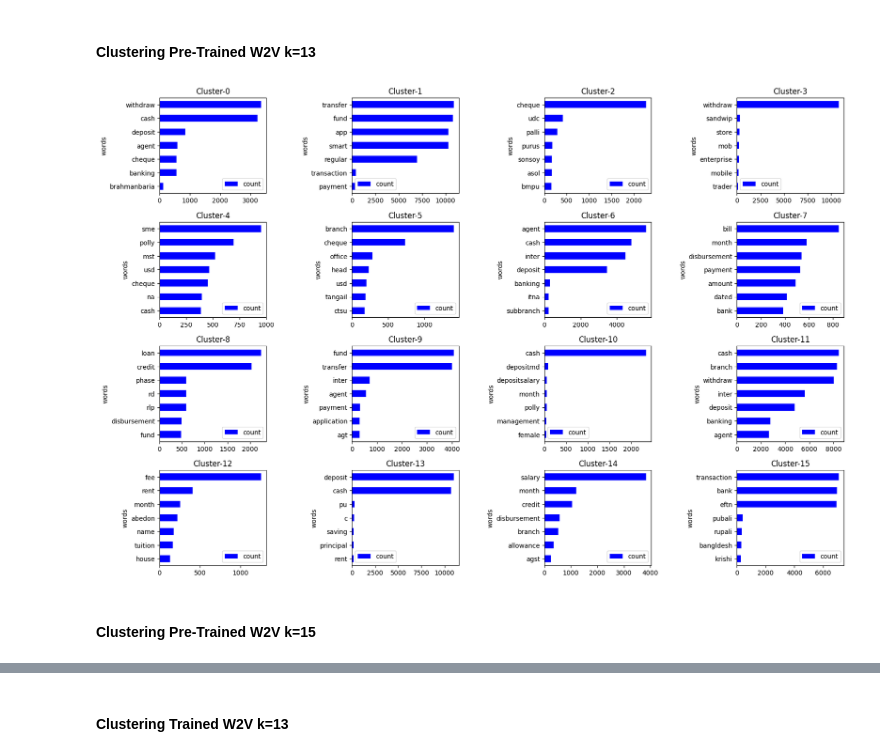
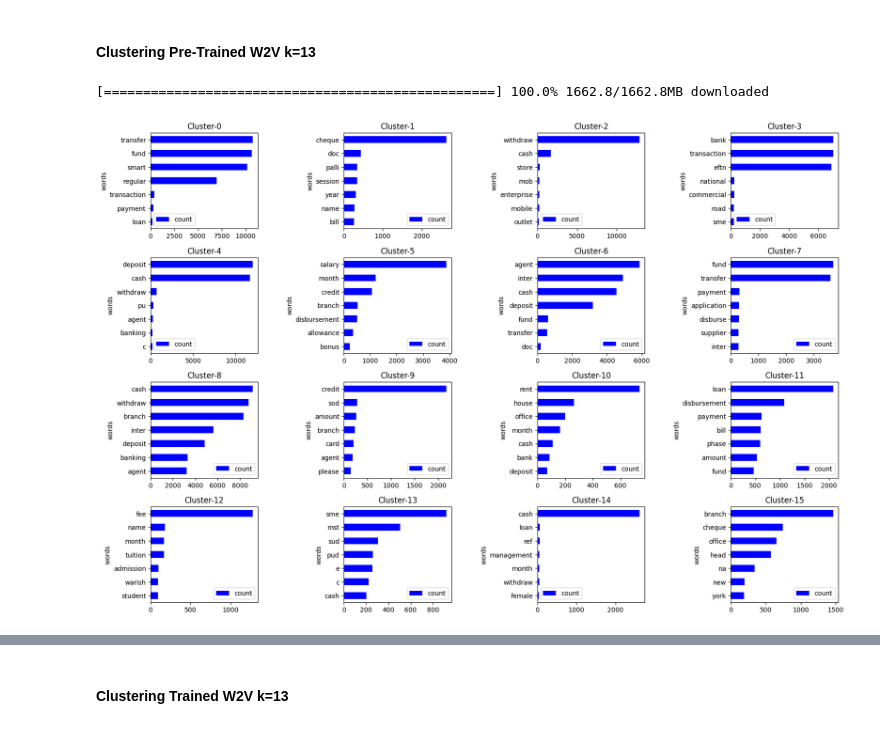
Before and after one commit to abdur-rafi/transaction-clustering, a Jupyter notebook: narration_clustering.ipynb, the cells around one changed output, grey strips where cells are left out. Saved outputs shown, nothing was run; the diff lists cells and outputs as text; code cells hidden in the pictures.

```diff
--- a/narration_clustering.ipynb
+++ b/narration_clustering.ipynb
@@ -2,10 +2,12 @@
 ## Loading Data set
 # %%
 !cp '/content/drive/MyDrive/Transaction_Naration_Data_Set.csv' '/content/sample_data/'
+# %%
+TRAINING_DATA_PATH = '/content/sample_data/Transaction_Naration_Data_Set.csv'
 # %%
 import pandas as pd
 # %%
-data = pd.read_csv('/content/sample_data/Transaction_Naration_Data_Set.csv')
+data = pd.read_csv(TRAINING_DATA_PATH)
 # %%
 data
 # %% [output]
@@ -442,16 +351,19 @@ def plotClusterFreq(df,cluster_col, k, n, shape,ws,hs, s = 0):
 ### Clusterings
 # %% [markdown]
 #### Clustering Pre-Trained W2V k=13
+# %%
+import gensim.downloader as api
+path = api.load("word2vec-google-news-300", return_path=True)
+# %% [output]
+[==================================================] 100.0% 1662.8/1662.8MB downloaded
 # %%
-k = 16
+k = 13
 col = f'{k}-means-clustering'
 n = 7
-vectors = getVectorsPre('/content/drive/MyDrive/word2vec-google-news-300.gz', 1000000)
+vectors = getVectorsPre(path, 1000000)
 encodings = getEncodings(df, vectors, 300)
 norm_encodings = normalize(encodings)
 kmeans_model = cluster(df, norm_encodings, k, col)
 plotClusterFreq(df,col,k,n,(4,3), .8, .3)
 # %% [output]
-[figure, old version]
+[figure, new version]
-# %% [markdown]
-#### Clustering Pre-Trained W2V k=15
```
Also changed, not shown: parts of 50 cells of this notebook.
